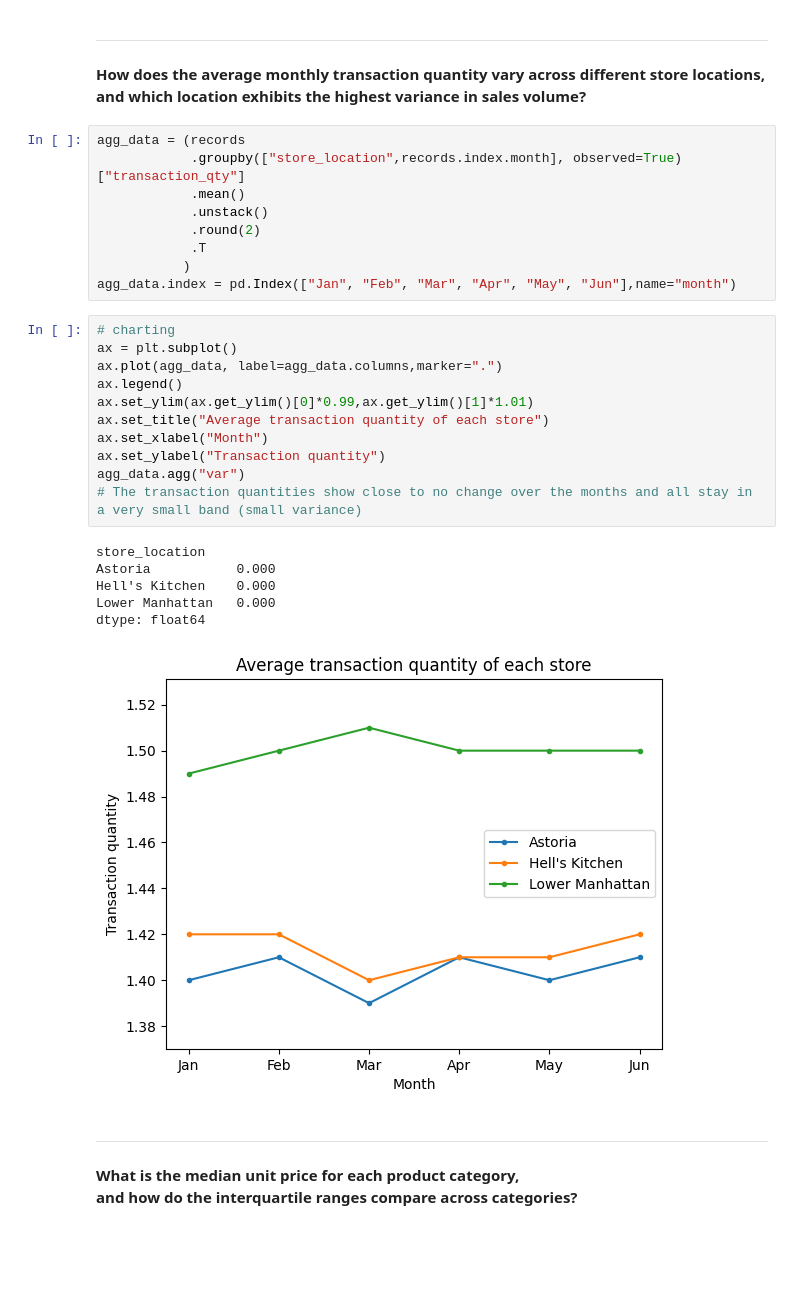
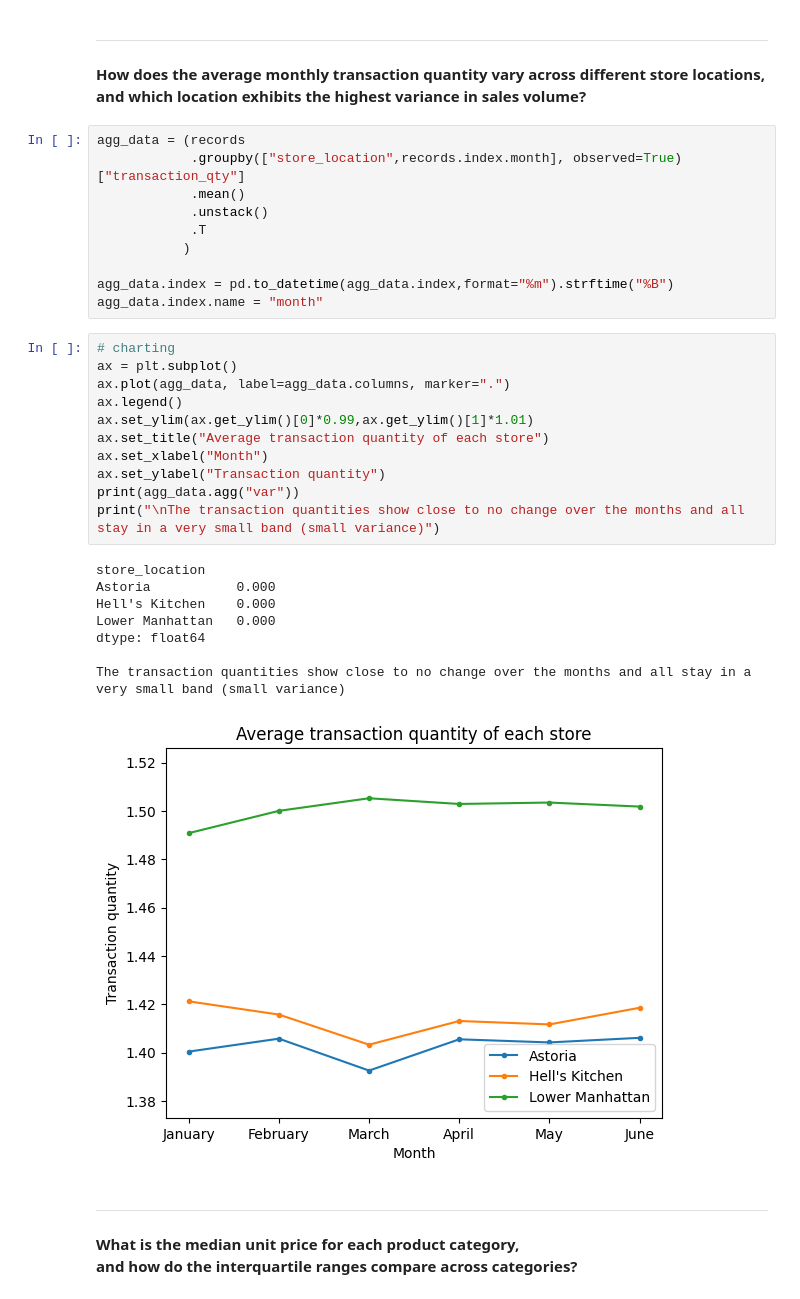
Before and after one commit to Michael-Kornilich/coffee_shop_analysis, a Jupyter notebook: script.ipynb, the cells around one changed output. Cells and saved outputs as stored; diff of their text form; blank space fills up the shorter version.

```diff
--- a/script.ipynb
+++ b/script.ipynb
@@ -46,28 +46,31 @@ agg_data = (records
             .groupby(["store_location",records.index.month], observed=True)["transaction_qty"]
             .mean()
             .unstack()
-            .round(2)
             .T
            )
-agg_data.index = pd.Index(["Jan", "Feb", "Mar", "Apr", "May", "Jun"],name="month")
+
+agg_data.index = pd.to_datetime(agg_data.index,format="%m").strftime("%B")
+agg_data.index.name = "month"
 # %%
 # charting
 ax = plt.subplot()
-ax.plot(agg_data, label=agg_data.columns,marker=".")
+ax.plot(agg_data, label=agg_data.columns, marker=".")
 ax.legend()
 ax.set_ylim(ax.get_ylim()[0]*0.99,ax.get_ylim()[1]*1.01)
 ax.set_title("Average transaction quantity of each store")
 ax.set_xlabel("Month")
 ax.set_ylabel("Transaction quantity")
-agg_data.agg("var")
-# The transaction quantities show close to no change over the months and all stay in a very small band (small variance)
+print(agg_data.agg("var"))
+print("\nThe transaction quantities show close to no change over the months and all stay in a very small band (small variance)")
 # %% [output]
 store_location
 Astoria           0.000
 Hell's Kitchen    0.000
 Lower Manhattan   0.000
 dtype: float64
+
+The transaction quantities show close to no change over the months and all stay in a very small band (small variance)
-[figure, old version]
+[figure, new version]
 # %% [markdown]
 ---
 **What is the median unit price for each product category,\
```
Also changed, not shown: parts of 12 cells of this notebook, 1 other file.
